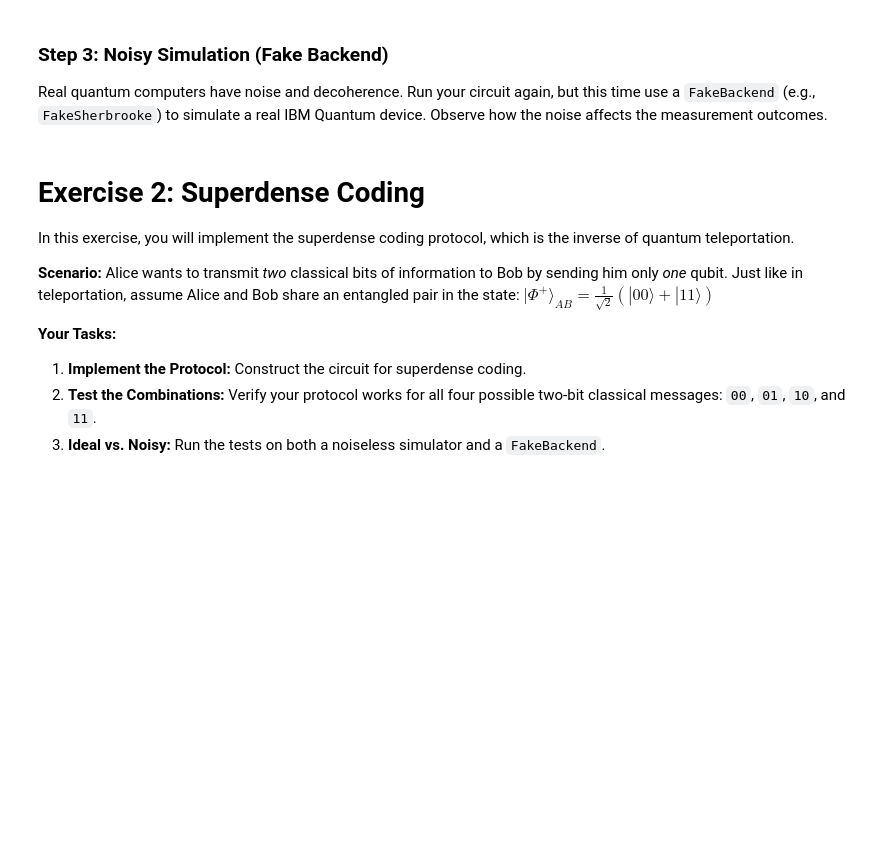
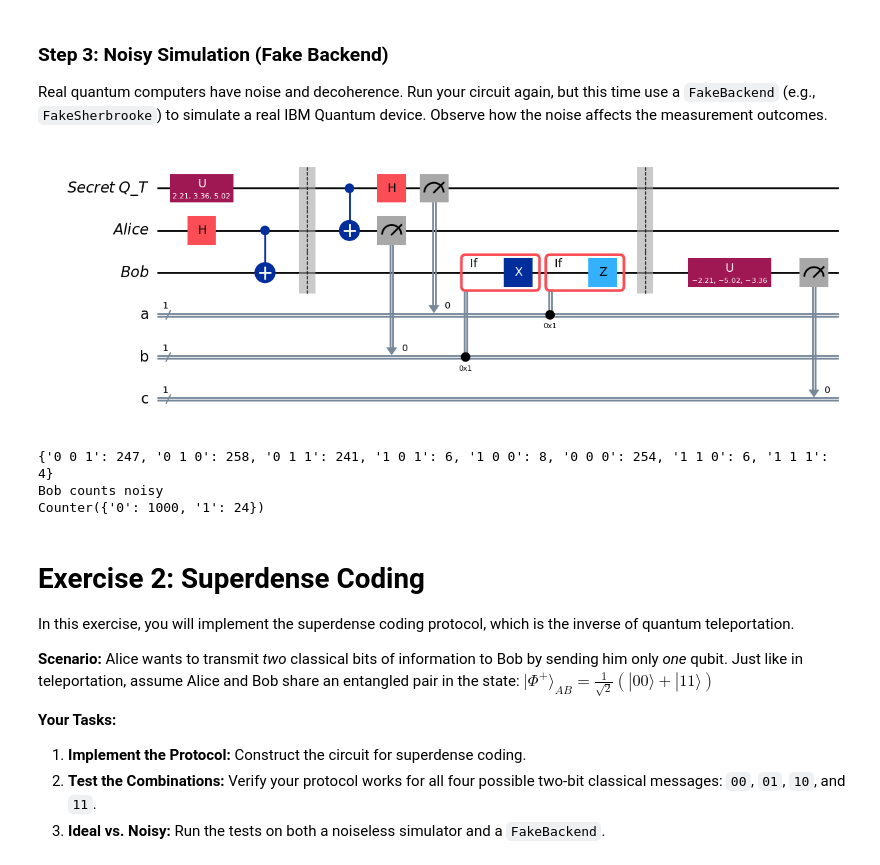
Before and after one commit to kacperpoluszejko/Quantum-Computing, a Jupyter notebook: Quantum_inf_lab_3/Lab_03_Teleporation_SDC_2026.ipynb, the cells around one changed output. Drawn from its saved outputs; the diff is of its cells as text; code cells hidden in the pictures; blank space fills up the shorter version.

```diff
--- a/Quantum_inf_lab_3/Lab_03_Teleporation_SDC_2026.ipynb
+++ b/Quantum_inf_lab_3/Lab_03_Teleporation_SDC_2026.ipynb
@@ -88,6 +139,52 @@ display
 # %% [markdown]
 ### Step 3: Noisy Simulation (Fake Backend)
 Real quantum computers have noise and decoherence. Run your circuit again, but this time use a `FakeBackend` (e.g., `FakeSherbrooke`) to simulate a real IBM Quantum device. Observe how the noise affects the measurement outcomes.
+# %%
+from qiskit_aer import AerSimulator
+from qiskit_ibm_runtime.fake_provider import FakeSherbrooke
+from qiskit import transpile
+from collections import Counter
+
+backend = FakeSherbrooke()
+
+c = ClassicalRegister(1, "c")
+test_noisy = QuantumCircuit(qubit, ebit0, ebit1, a, b, c)
+
+test_noisy = test_noisy.compose(protocol)
+
+test_noisy.barrier()
+
+test_noisy.append(
+    UGate(theta, phi, lam).inverse(),
+    ebit1
+)
+
+test_noisy.measure(ebit1, c)
+
+display(test_noisy.draw(output="mpl"))
+
+sim_noisy = AerSimulator.from_backend(backend)
+
+transpiled_test_noisy = transpile(test_noisy, sim_noisy)
+
+result_noisy = sim_noisy.run(transpiled_test_noisy, shots=1024).result()
+counts_noisy = result_noisy.get_counts()
+
+print(counts_noisy)
+
+bob_counts_noisy = Counter()
+
+for key, value in counts_noisy.items():
+    c_value = key.split()[0]
+    bob_counts_noisy[c_value] += value
+
+print("Bob counts noisy")
+print(bob_counts_noisy)
+# %% [output]
+[figure, added]
+{'0 0 1': 247, '0 1 0': 258, '0 1 1': 241, '1 0 1': 6, '1 0 0': 8, '0 0 0': 254, '1 1 0': 6, '1 1 1': 4}
+Bob counts noisy
+Counter({'0': 1000, '1': 24})
 # %% [markdown]
 # Exercise 2: Superdense Coding
 
```
Also changed, not shown: parts of 7 cells of this notebook.
